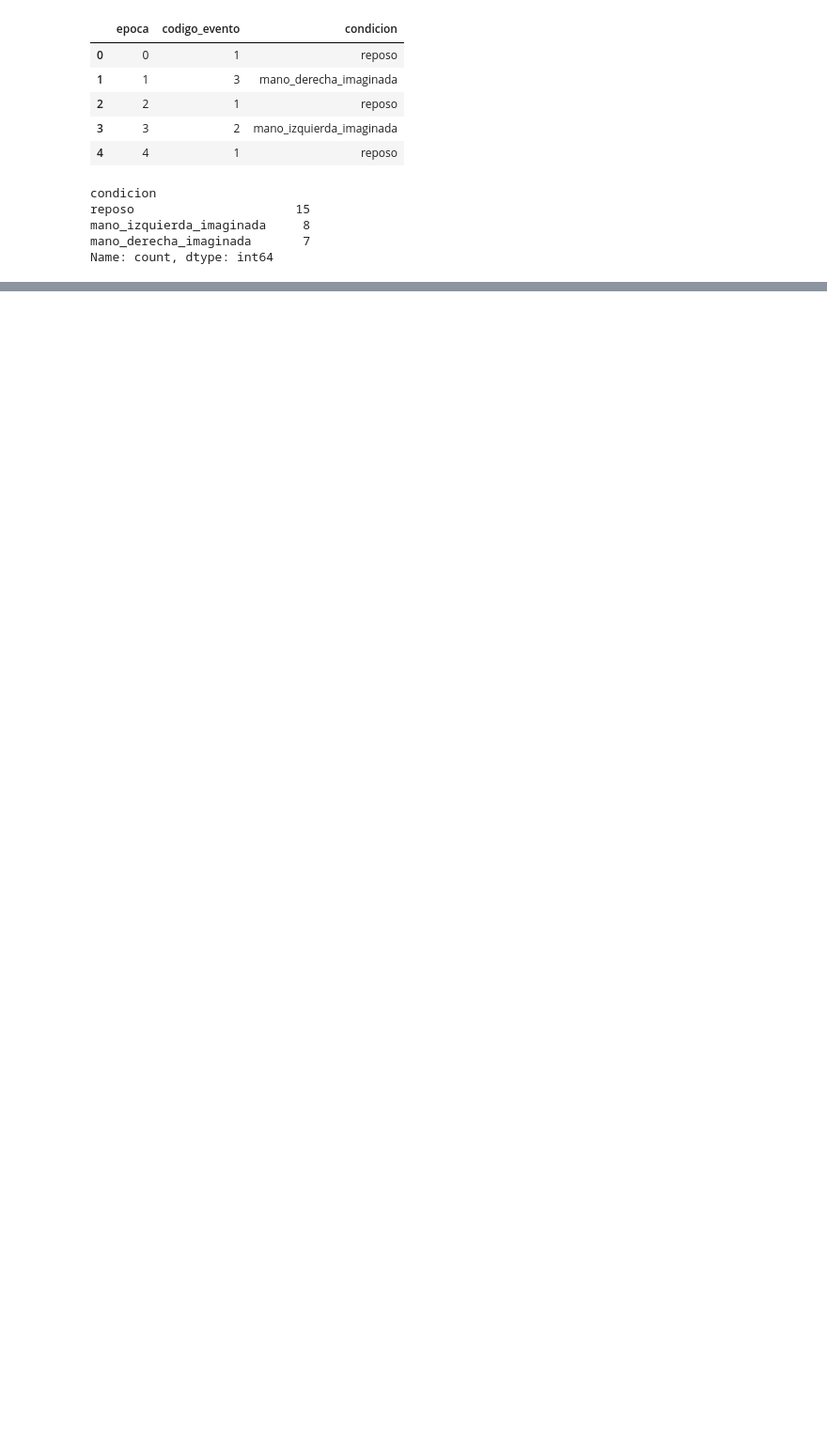
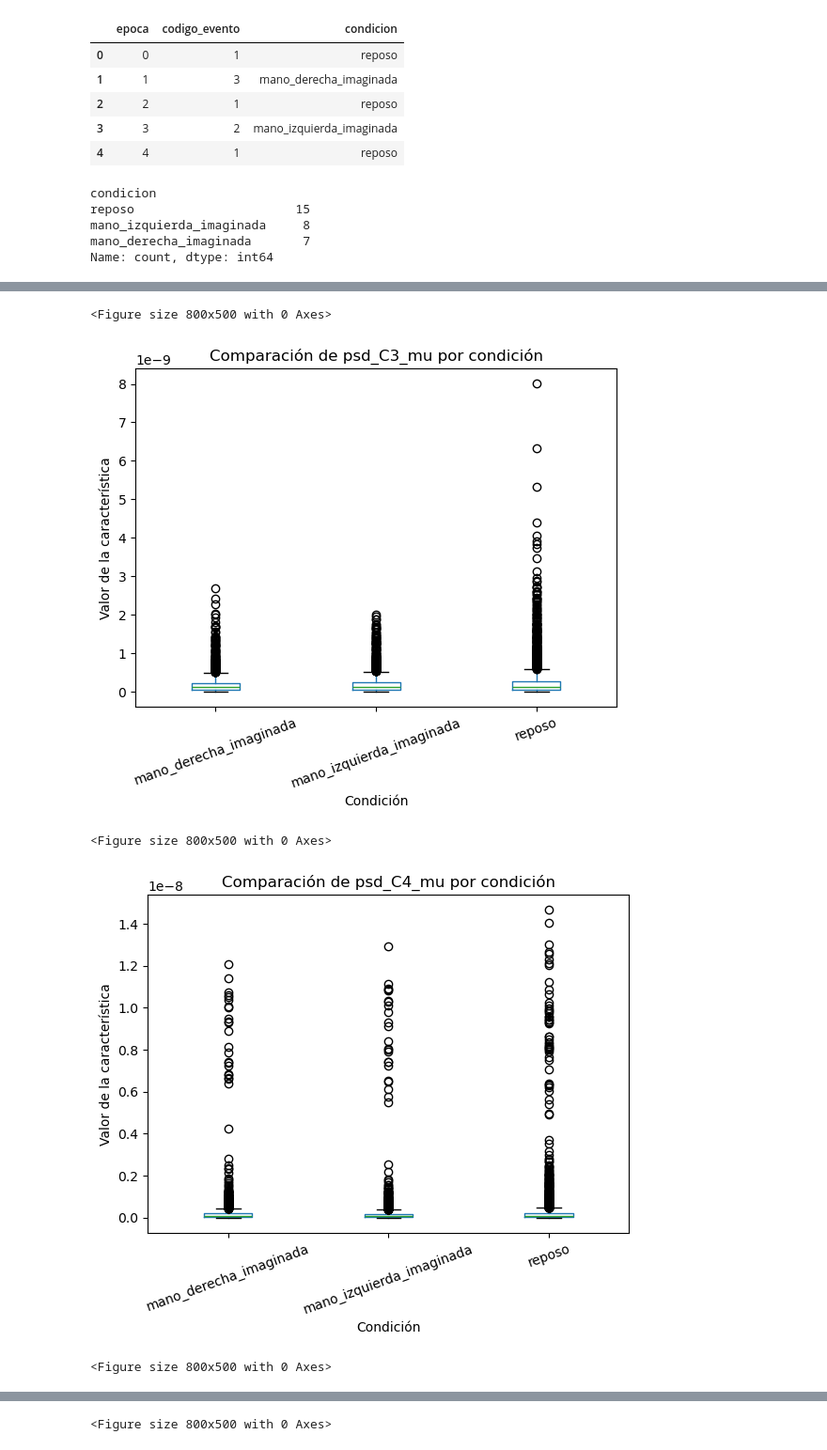
Before and after one commit to juangarcesr/biosenales_lab, a Jupyter notebook: PROYECTO2.ipynb, the cells around one changed output, grey strips where cells are left out. Shown at 94% size. Cells and saved outputs as stored; diff of their text form; code cells hidden in the pictures; blank space fills up the shorter version.

```diff
--- a/PROYECTO2.ipynb
+++ b/PROYECTO2.ipynb
@@ -668,0 +1840,22 @@ print("Épocas guardadas correctamente.")
+# %%
+# ============================================================
+# 39. CREAR DATAFRAME ANCHO DE TODOS LOS SUJETOS
+# ============================================================
+
+df_features_todos = df_caracteristicas_todos.copy()
+
+df_features_todos["feature"] = df_features_todos.apply(
+    crear_nombre_feature,
+    axis=1
+)
+
+df_features_wide_todos = df_features_todos.pivot_table(
+    index=["sujeto", "run", "tipo_tarea", "epoca", "condicion"],
+    columns="feature",
+    values="valor"
+).reset_index()
+
+print("Forma del dataframe ancho final:")
+print(df_features_wide_todos.shape)
+
+display(df_features_wide_todos.head())
@@ -668,0 +2075,27 @@ print("Épocas guardadas correctamente.")
+# %%
+# ============================================================
+# 45. BOXPLOTS POR CONDICIÓN
+# ============================================================
+
+for feature in features_a_graficar:
+
+    plt.figure(figsize=(8, 5))
+
+    df_features_wide_todos.boxplot(
+        column=feature,
+        by="condicion",
+        grid=False
+    )
+
+    plt.title(f"Comparación de {feature} por condición")
+    plt.suptitle("")
+    plt.xlabel("Condición")
+    plt.ylabel("Valor de la característica")
+    plt.xticks(rotation=20)
+    plt.show()
+# %% [output]
+<Figure size 800x500 with 0 Axes>
+[figure, added]
+<Figure size 800x500 with 0 Axes>
+[figure, added]
+<Figure size 800x500 with 0 Axes>
@@ -668,0 +2103 @@ print("Épocas guardadas correctamente.")
+<Figure size 800x500 with 0 Axes>
```
Also changed, not shown: parts of 101 cells of this notebook.
